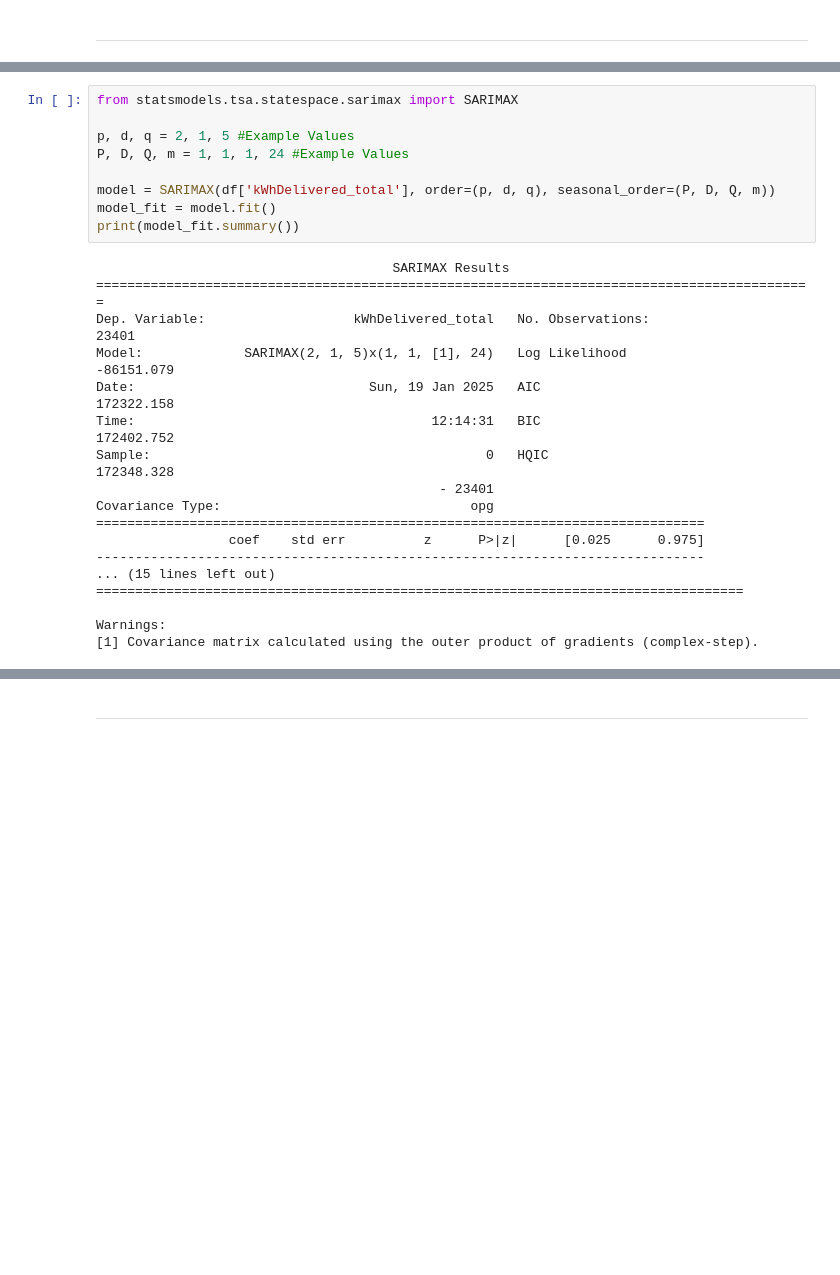
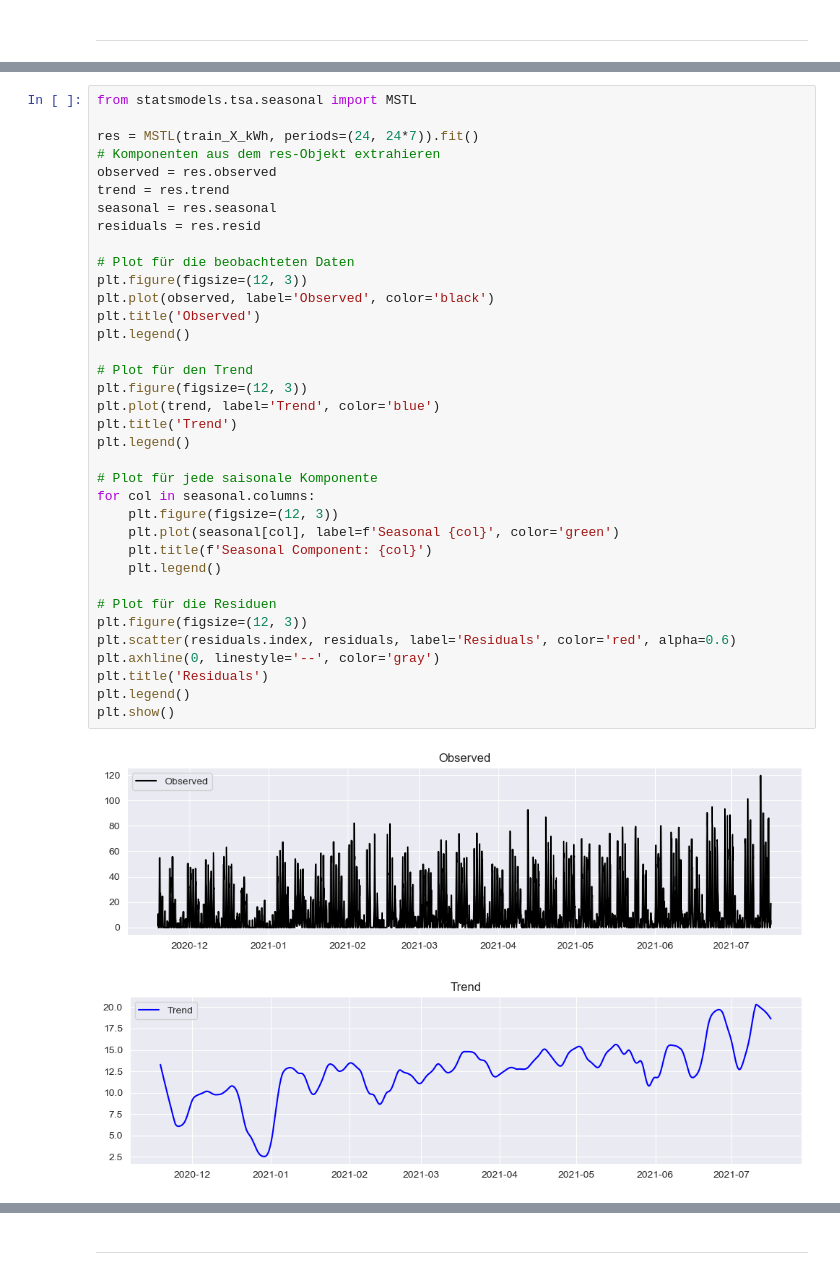
Before and after one commit to pmoll01/AA2024_Groupwork_DynamoData, a Jupyter notebook: Task_4.ipynb, the cells around one changed output, grey strips where cells are left out. Saved outputs shown, nothing was run; the diff lists cells and outputs as text; blank space fills up the shorter version.

Commit message:
Task 4 Notebook: Decompositioning und ARIMA Model

```diff
--- a/Task_4.ipynb
+++ b/Task_4.ipynb
@@ -120,27 +106,39 @@ plt.show()
-# %%
-from statsmodels.tsa.statespace.sarimax import SARIMAX
-
-p, d, q = 2, 1, 5 #Example Values
-P, D, Q, m = 1, 1, 1, 24 #Example Values
-
-model = SARIMAX(df['kWhDelivered_total'], order=(p, d, q), seasonal_order=(P, D, Q, m))
-model_fit = model.fit()
-print(model_fit.summary())
-# %% [output]
-                                      SARIMAX Results
-============================================================================================
-Dep. Variable:                   kWhDelivered_total   No. Observations:                23401
-Model:             SARIMAX(2, 1, 5)x(1, 1, [1], 24)   Log Likelihood              -86151.079
-Date:                              Sun, 19 Jan 2025   AIC                         172322.158
-Time:                                      12:14:31   BIC                         172402.752
-Sample:                                           0   HQIC                        172348.328
-                                            - 23401
-Covariance Type:                                opg
-==============================================================================
-                 coef    std err          z      P>|z|      [0.025      0.975]
-------------------------------------------------------------------------------
-... (15 lines left out)
-===================================================================================
-
-Warnings:
-[1] Covariance matrix calculated using the outer product of gradients (complex-step).
+# %%
+from statsmodels.tsa.seasonal import MSTL
+
+res = MSTL(train_X_kWh, periods=(24, 24*7)).fit()
+# Komponenten aus dem res-Objekt extrahieren
+observed = res.observed
+trend = res.trend
+seasonal = res.seasonal
+residuals = res.resid
+
+# Plot für die beobachteten Daten
+plt.figure(figsize=(12, 3))
+plt.plot(observed, label='Observed', color='black')
+plt.title('Observed')
+plt.legend()
+
+# Plot für den Trend
+plt.figure(figsize=(12, 3))
+plt.plot(trend, label='Trend', color='blue')
+plt.title('Trend')
+plt.legend()
+
+# Plot für jede saisonale Komponente
+for col in seasonal.columns:
+    plt.figure(figsize=(12, 3))
+    plt.plot(seasonal[col], label=f'Seasonal {col}', color='green')
+    plt.title(f'Seasonal Component: {col}')
+    plt.legend()
+
+# Plot für die Residuen
+plt.figure(figsize=(12, 3))
+plt.scatter(residuals.index, residuals, label='Residuals', color='red', alpha=0.6)
+plt.axhline(0, linestyle='--', color='gray')
+plt.title('Residuals')
+plt.legend()
+plt.show()
+# %% [output]
+[figure, added]
+[figure, added]
```
Also changed, not shown: parts of 14 cells of this notebook.
